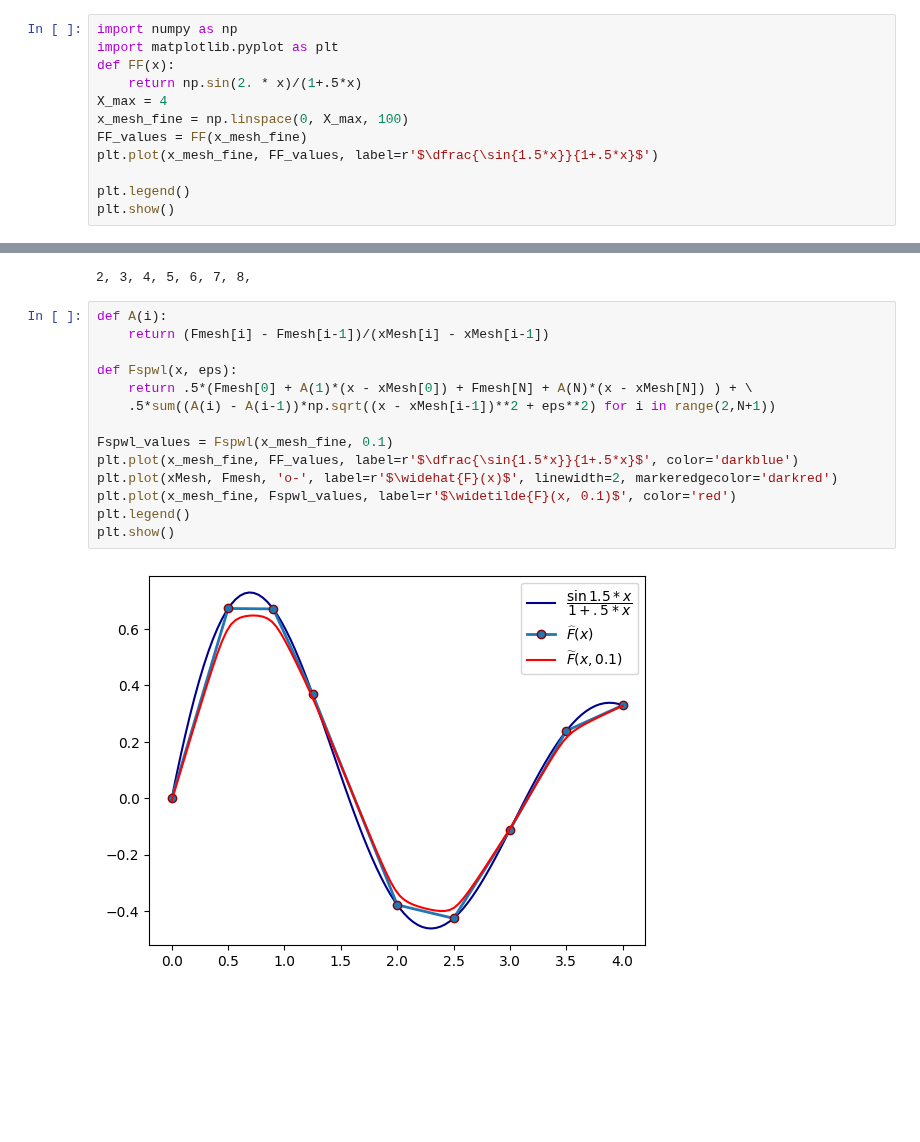
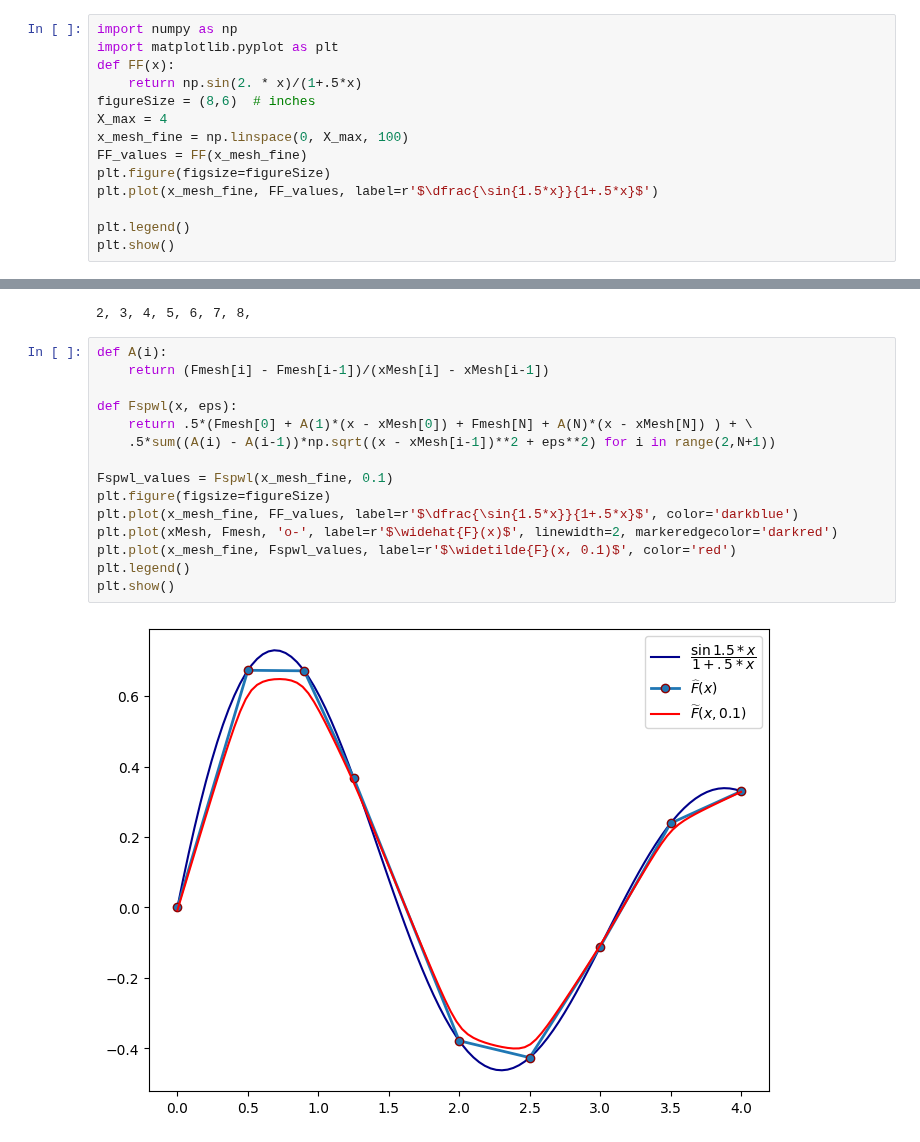
Before and after one commit to distcomp/SvF, a Jupyter notebook: ndiscr/discr_misc.ipynb, the cells around one changed output, grey strips where cells are left out. Saved outputs shown, nothing was run; the diff lists cells and outputs as text; blank space fills up the shorter version.

```diff
--- a/ndiscr/discr_misc.ipynb
+++ b/ndiscr/discr_misc.ipynb
@@ -11,9 +11,11 @@ import numpy as np
 import matplotlib.pyplot as plt
 def FF(x):
     return np.sin(2. * x)/(1+.5*x)
+figureSize = (8,6)  # inches
 X_max = 4
 x_mesh_fine = np.linspace(0, X_max, 100)
 FF_values = FF(x_mesh_fine)
+plt.figure(figsize=figureSize)
 plt.plot(x_mesh_fine, FF_values, label=r'$\dfrac{\sin{1.5*x}}{1+.5*x}$')
 
 plt.legend()
@@ -45,16 +48,17 @@ print(s)
 # %%
 def A(i):
     return (Fmesh[i] - Fmesh[i-1])/(xMesh[i] - xMesh[i-1])
 
 def Fspwl(x, eps):
     return .5*(Fmesh[0] + A(1)*(x - xMesh[0]) + Fmesh[N] + A(N)*(x - xMesh[N]) ) + \
     .5*sum((A(i) - A(i-1))*np.sqrt((x - xMesh[i-1])**2 + eps**2) for i in range(2,N+1))
 
 Fspwl_values = Fspwl(x_mesh_fine, 0.1)
+plt.figure(figsize=figureSize)
 plt.plot(x_mesh_fine, FF_values, label=r'$\dfrac{\sin{1.5*x}}{1+.5*x}$', color='darkblue')
 plt.plot(xMesh, Fmesh, 'o-', label=r'$\widehat{F}(x)$', linewidth=2, markeredgecolor='darkred')
 plt.plot(x_mesh_fine, Fspwl_values, label=r'$\widetilde{F}(x, 0.1)$', color='red')
 plt.legend()
 plt.show()
 # %% [output]
-[figure, old version]
+[figure, new version]
```
Also changed, not shown: parts of 4 cells of this notebook.
